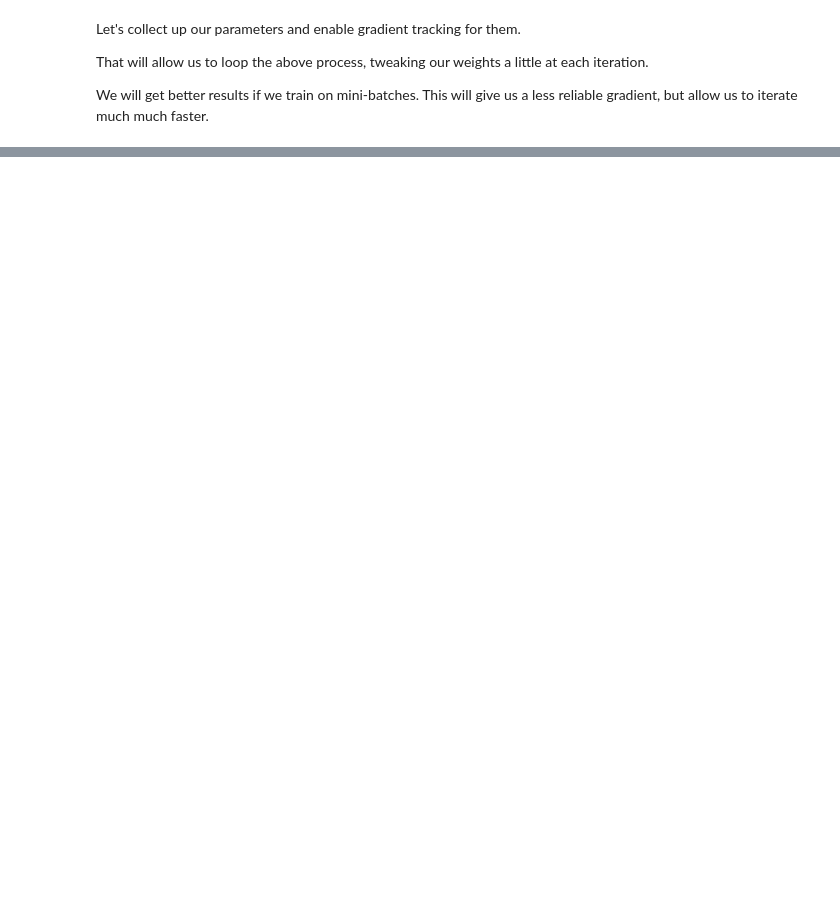
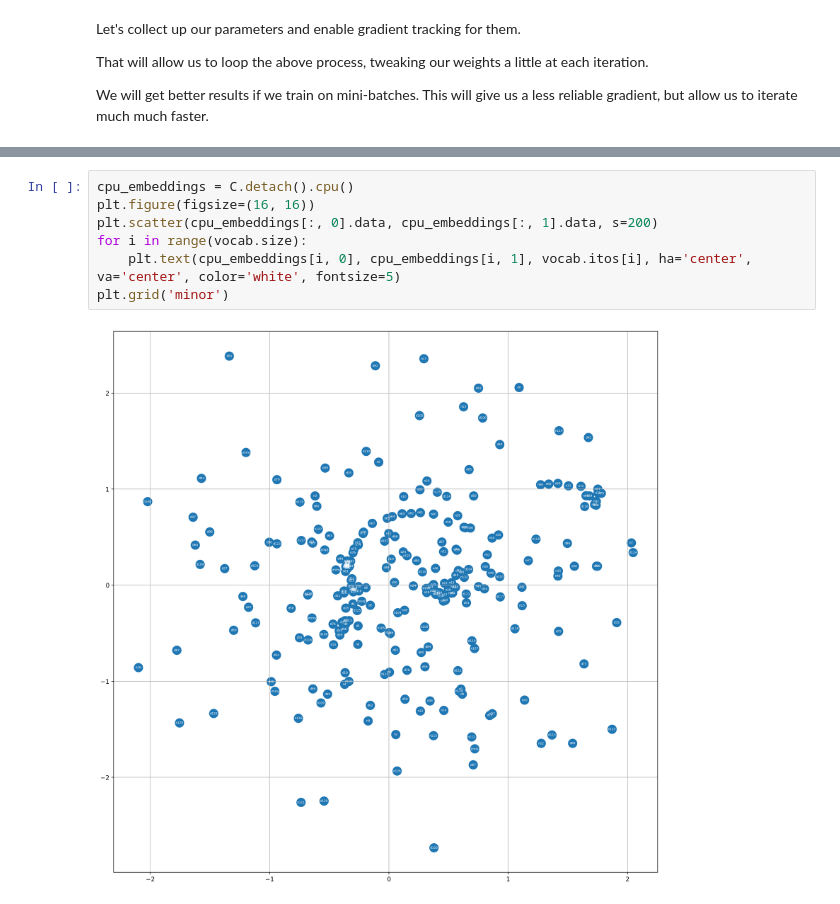
Before and after one commit to Ryan-Palmer/MIDIGen, a Jupyter notebook: src/2 - Batches.ipynb, the cells around one changed output, grey strips where cells are left out. Saved outputs shown, nothing was run; the diff lists cells and outputs as text; blank space fills up the shorter version.

```diff
--- a/src/2 - Batches.ipynb
+++ b/src/2 - Batches.ipynb
@@ -565,0 +590,9 @@ Of course, up until now we haven't evaluated against a test set - we are just me
+# %%
+cpu_embeddings = C.detach().cpu()
+plt.figure(figsize=(16, 16))
+plt.scatter(cpu_embeddings[:, 0].data, cpu_embeddings[:, 1].data, s=200)
+for i in range(vocab.size):
+    plt.text(cpu_embeddings[i, 0], cpu_embeddings[i, 1], vocab.itos[i], ha='center', va='center', color='white', fontsize=5)
+plt.grid('minor')
+# %% [output]
+[figure, added]
```
Also changed, not shown: parts of 21 cells of this notebook.
